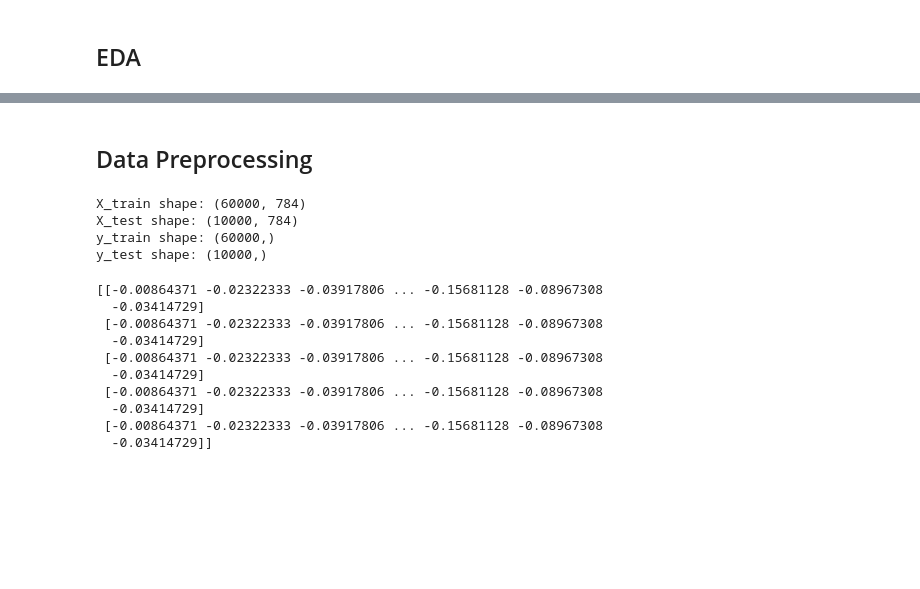
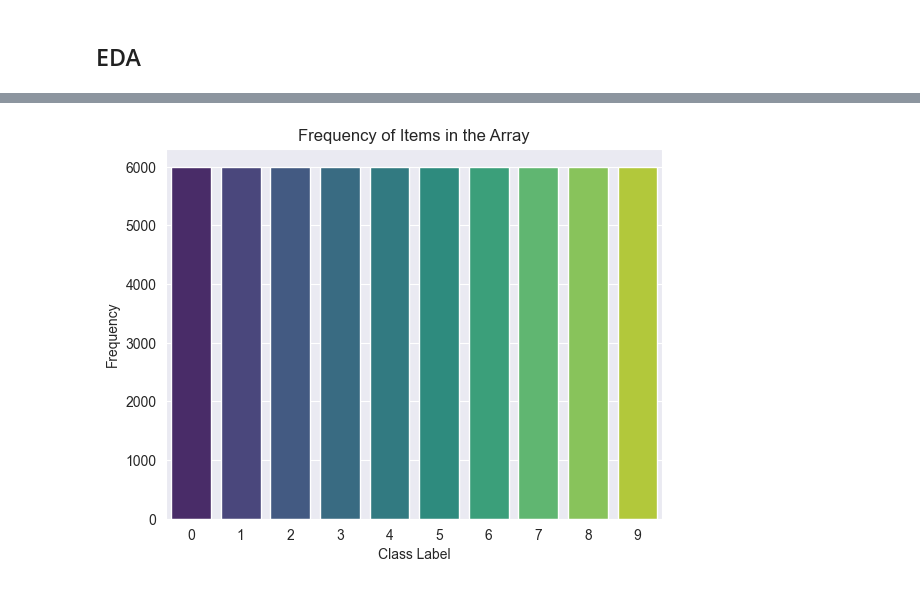
Before and after one commit to kirthan-pakki/Fashion-MNIST-Classification, a Jupyter notebook: Group2013project.ipynb, the cells around one changed output, grey strips where cells are left out. Drawn from its saved outputs; the diff is of its cells as text; code cells hidden in the pictures; blank space fills up the shorter version.

```diff
--- a/Group2013project.ipynb
+++ b/Group2013project.ipynb
@@ -152,14 +154,0 @@ Name: target, dtype: int64
-# %% [markdown]
-## Data Preprocessing
-# %%
-X_train, X_test, y_train, y_test = X[:60000], X[60000:], y[:60000], y[60000:]
-
-print(f'X_train shape: {X_train.shape}')
-print(f'X_test shape: {X_test.shape}')
-print(f'y_train shape: {y_train.shape}')
-print(f'y_test shape: {y_test.shape}')
-# %% [output]
-X_train shape: (60000, 784)
-X_test shape: (10000, 784)
-y_train shape: (60000,)
-y_test shape: (10000,)
@@ -170,13 +155,11 @@ X_test = scaler.transform(X_test)
-# %%
-print(X_train[:5])
-# %% [output]
-[[-0.00864371 -0.02322333 -0.03917806 ... -0.15681128 -0.08967308
-  -0.03414729]
- [-0.00864371 -0.02322333 -0.03917806 ... -0.15681128 -0.08967308
-  -0.03414729]
- [-0.00864371 -0.02322333 -0.03917806 ... -0.15681128 -0.08967308
-  -0.03414729]
- [-0.00864371 -0.02322333 -0.03917806 ... -0.15681128 -0.08967308
-  -0.03414729]
- [-0.00864371 -0.02322333 -0.03917806 ... -0.15681128 -0.08967308
-  -0.03414729]]
+# %%
+sns.countplot(x = y_train, palette="viridis")
+
+plt.xlabel("Class Label")
+plt.ylabel("Frequency")
+plt.title("Frequency of Items in the Array")
+
+# Show the plot
+plt.show()
+# %% [output]
+[figure, added]
```
Also changed, not shown: parts of 12 cells of this notebook, 1 other file.
